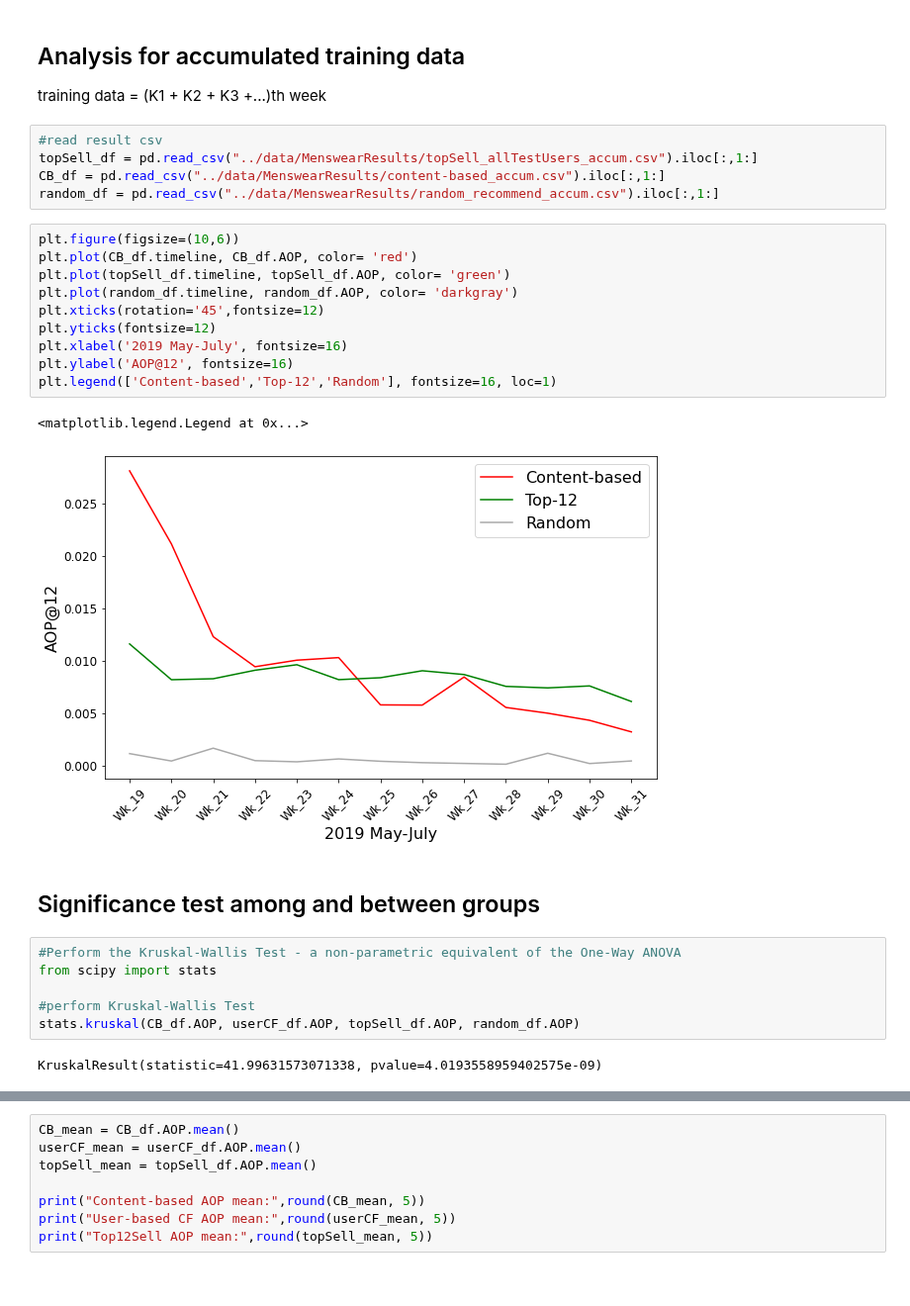
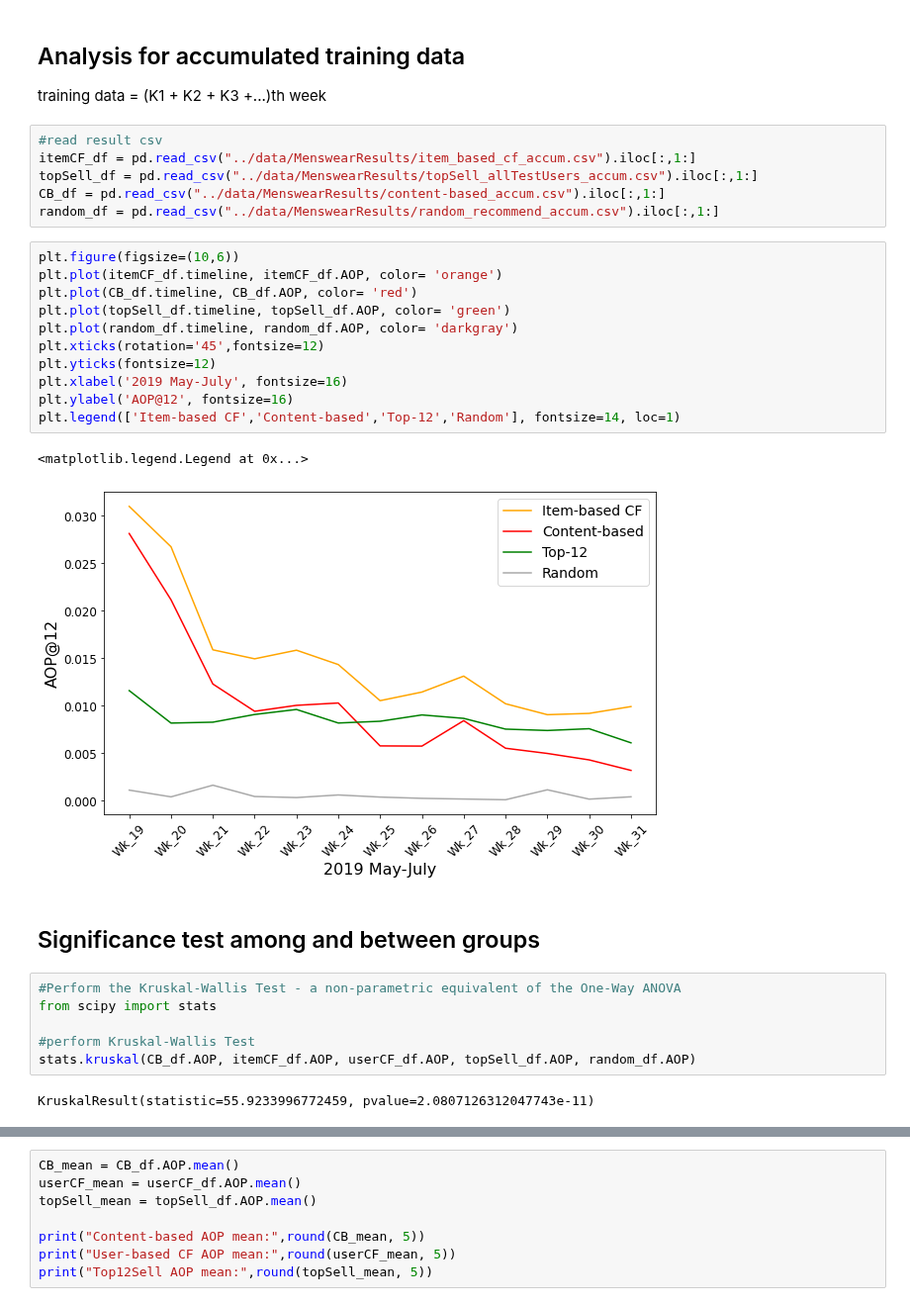
Before and after one commit to alexkychen/HMproduct, a Jupyter notebook: notebook/6.Stats_summary_2019_Summer_Menswear.ipynb, the cells around one changed output, grey strips where cells are left out. Shown at 99% size. Cells and saved outputs as stored; diff of their text form.

```diff
--- a/notebook/6.Stats_summary_2019_Summer_Menswear.ipynb
+++ b/notebook/6.Stats_summary_2019_Summer_Menswear.ipynb
@@ -138,22 +141,24 @@ pd.DataFrame({'timeline':topSell_df.timeline,
 training data = (K1 + K2 + K3 +...)th week
 # %%
 #read result csv
+itemCF_df = pd.read_csv("../data/MenswearResults/item_based_cf_accum.csv").iloc[:,1:]
 topSell_df = pd.read_csv("../data/MenswearResults/topSell_allTestUsers_accum.csv").iloc[:,1:]
 CB_df = pd.read_csv("../data/MenswearResults/content-based_accum.csv").iloc[:,1:]
 random_df = pd.read_csv("../data/MenswearResults/random_recommend_accum.csv").iloc[:,1:]
 # %%
 plt.figure(figsize=(10,6))
+plt.plot(itemCF_df.timeline, itemCF_df.AOP, color= 'orange')
 plt.plot(CB_df.timeline, CB_df.AOP, color= 'red')
 plt.plot(topSell_df.timeline, topSell_df.AOP, color= 'green')
 plt.plot(random_df.timeline, random_df.AOP, color= 'darkgray')
 plt.xticks(rotation='45',fontsize=12)
 plt.yticks(fontsize=12)
 plt.xlabel('2019 May-July', fontsize=16)
 plt.ylabel('AOP@12', fontsize=16)
-plt.legend(['Content-based','Top-12','Random'], fontsize=16, loc=1)
+plt.legend(['Item-based CF','Content-based','Top-12','Random'], fontsize=14, loc=1)
 # %% [output]
 <matplotlib.legend.Legend at 0x...>
-[figure, old version]
+[figure, new version]
 # %% [markdown]
 ## Significance test among and between groups
 # %%
@@ -161,9 +166,9 @@ plt.legend(['Content-based','Top-12','Random'], fontsize=16, loc=1)
 from scipy import stats
 
 #perform Kruskal-Wallis Test
-stats.kruskal(CB_df.AOP, userCF_df.AOP, topSell_df.AOP, random_df.AOP)
+stats.kruskal(CB_df.AOP, itemCF_df.AOP, userCF_df.AOP, topSell_df.AOP, random_df.AOP)
 # %% [output]
-KruskalResult(statistic=41.99631573071338, pvalue=4.0193558959402575e-09)
+KruskalResult(statistic=55.9233996772459, pvalue=2.0807126312047743e-11)
 # %%
 #Perform Dunn's test (pairwise comparison for nonparametric data)
 #! pip install scikit-posthocs
```
Also changed, not shown: parts of 4 cells of this notebook, 7 other files.
